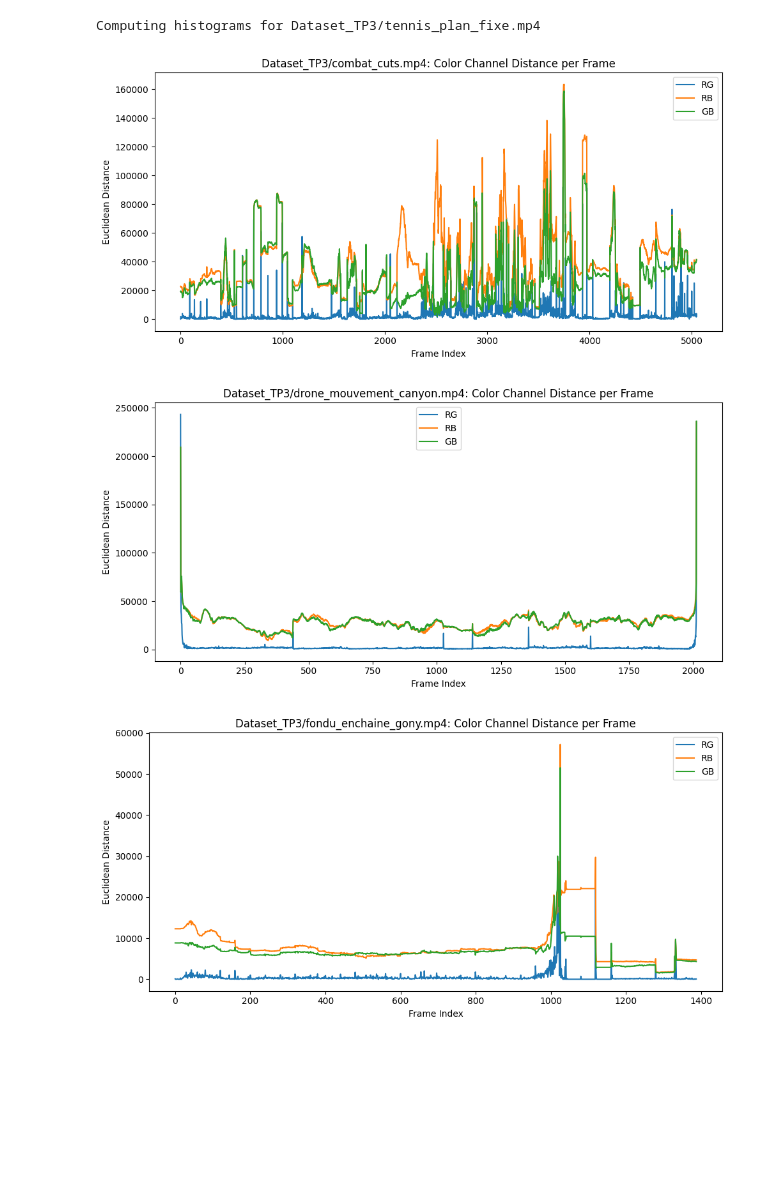
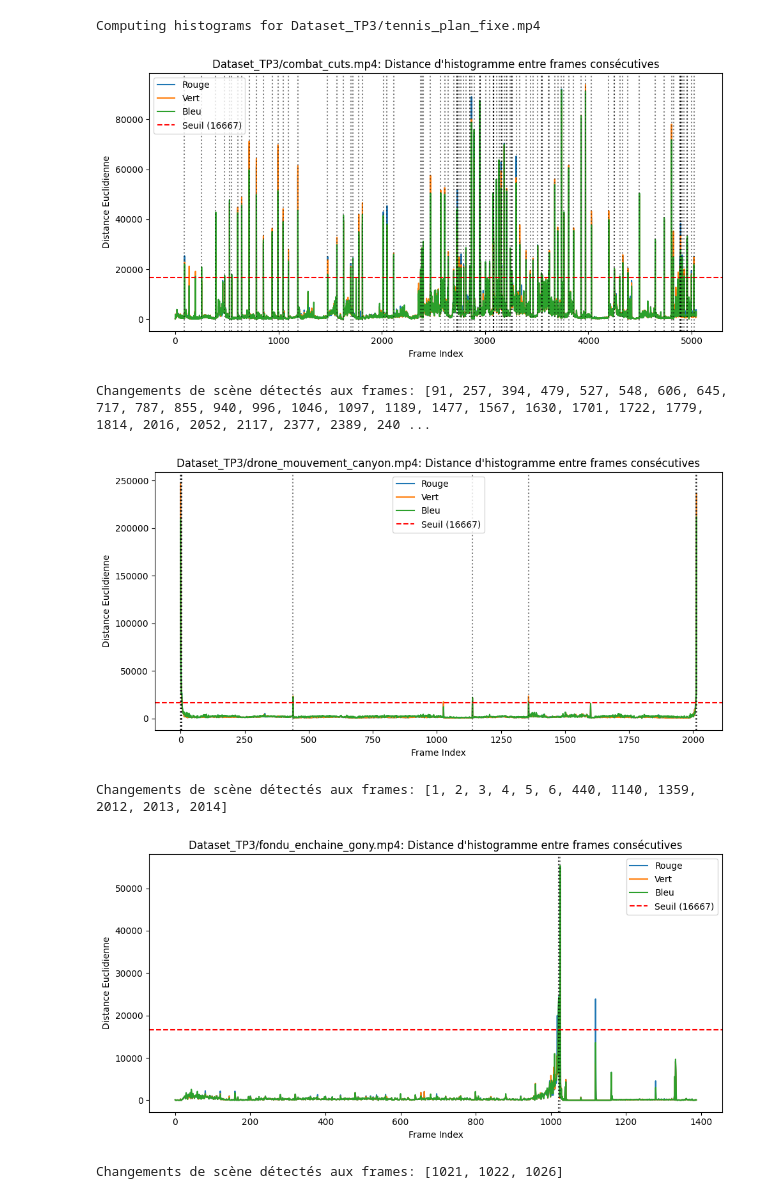
Before and after one commit to nath1416/Tp3-INF8770, a Jupyter notebook: main.ipynb, the cells around one changed output. Drawn from its saved outputs; the diff is of its cells as text; code cells hidden in the pictures; blank space fills up the shorter version.

Commit message:
Added proper histograme

```diff
--- a/main.ipynb
+++ b/main.ipynb
@@ -50,38 +50,63 @@ Computing histograms for Dataset_TP3/drone_mouvement_canyon.mp4
 Computing histograms for Dataset_TP3/fondu_enchaine_gony.mp4
 Computing histograms for Dataset_TP3/tennis_plan_fixe.mp4
 # %%
-def compute_euclidean_distance(hist_a, hist_b, n: int) -> float:
-    # distance = 0.0
-    # for i in range(n):
-    #     distance += (hist_a[i] - hist_b[i]) ** 2
-    # return math.sqrt(distance)
-    return np.linalg.norm(hist_a - hist_b)
+def compute_euclidean_distance(hist_a, hist_b) -> float:
+    distance = 0.0
+    for i in range(len(hist_a)):
+        distance += (hist_a[i] - hist_b[i]) ** 2
+    return math.sqrt(distance)
 # %%
-N = 1
+SEUIL = 50000  # Seuil à ajuster selon les vidéos
+N =2
 for histo in histograms:
     frames = histograms[histo]
-    distance_rg = []
-    distance_rb = []
-    distance_gb = []
+    distance_r = []  # Distance canal Rouge
+    distance_g = []  # Distance canal Vert
+    distance_b = []  # Distance canal Bleu
+    scene_changes = []
+
     for i in range(1, len(frames)):
         prev_r, prev_g, prev_b = frames[i - 1]
         curr_r, curr_g, curr_b = frames[i]
-        distance_rg.append(compute_euclidean_distance(prev_r, curr_r, N))
-        distance_rb.append(compute_euclidean_distance(prev_r, curr_b, N))
-        distance_gb.append(compute_euclidean_distance(prev_g, curr_b, N))
+
+        # Comparer le même canal entre frames consécutives
+        dist_r = compute_euclidean_distance(prev_r, curr_r, )
+        dist_g = compute_euclidean_distance(prev_g, curr_g, )
+        dist_b = compute_euclidean_distance(prev_b, curr_b, )
+
+        distance_r.append(dist_r)
+        distance_g.append(dist_g)
+        distance_b.append(dist_b)
+
+        # Distance totale (somme ou moyenne des 3 canaux)
+        total_dist = dist_r + dist_g + dist_b
+
+        # Détection de changement de scène si > seuil
+        if total_dist > SEUIL:
+            scene_changes.append(i)
 
     plt.figure(figsize=(10, 5))
-    plt.plot(distance_rg, label="RG")
-    plt.plot(distance_rb, label="RB")
-    plt.plot(distance_gb, label="GB")
+    plt.plot(distance_r, label="Rouge")
+    plt.plot(distance_g, label="Vert")
+    plt.plot(distance_b, label="Bleu")
+    plt.axhline(y=SEUIL/3, color='r', linestyle='--', label=f"Seuil ({SEUIL/3:.0f})")
+
+    # Marquer les changements de scène
+    for sc in scene_changes:
+        plt.axvline(x=sc-1, color='k', linestyle=':', alpha=0.5)
 
     plt.xlabel("Frame Index")
-    plt.ylabel("Euclidean Distance")
-    plt.title(f"{histo}: Color Channel Distance per Frame")
+    plt.ylabel("Distance Euclidienne")
+    plt.title(f"{histo}: Distance d'histogramme entre frames consécutives")
     plt.legend()
     plt.tight_layout()
     plt.show()
+
+    print(f"Changements de scène détectés aux frames: {scene_changes}")
 # %% [output]
-[figure, old version]
+[figure, new version]
+Changements de scène détectés aux frames: [91, 257, 394, 479, 527, 548, 606, 645, 717, 787, 855, 940, 996, 1046, 1097, 1189, 1477, 1567, 1630, 1701, 1722, 1779, 1814, 2016, 2052, 2117, 2377, 2389, 240 ...
-[figure, old version]
+[figure, new version]
+Changements de scène détectés aux frames: [1, 2, 3, 4, 5, 6, 440, 1140, 1359, 2012, 2013, 2014]
-[figure, old version]
+[figure, new version]
+Changements de scène détectés aux frames: [1021, 1022, 1026]
```
Also changed, not shown: parts of 1 cell of this notebook.
